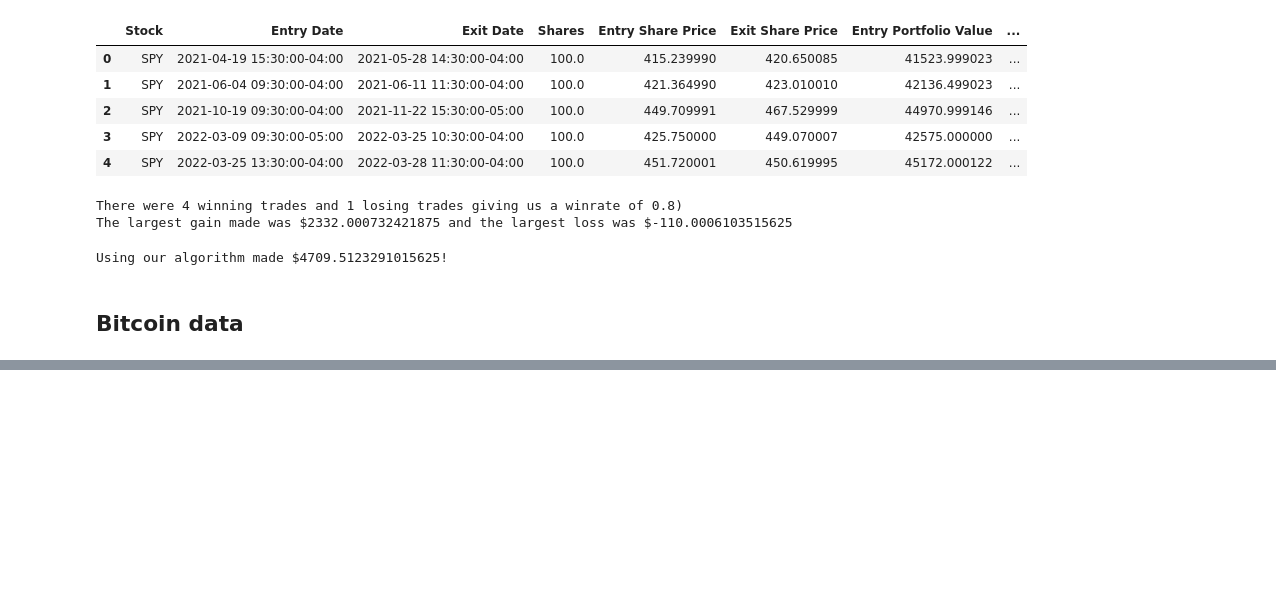
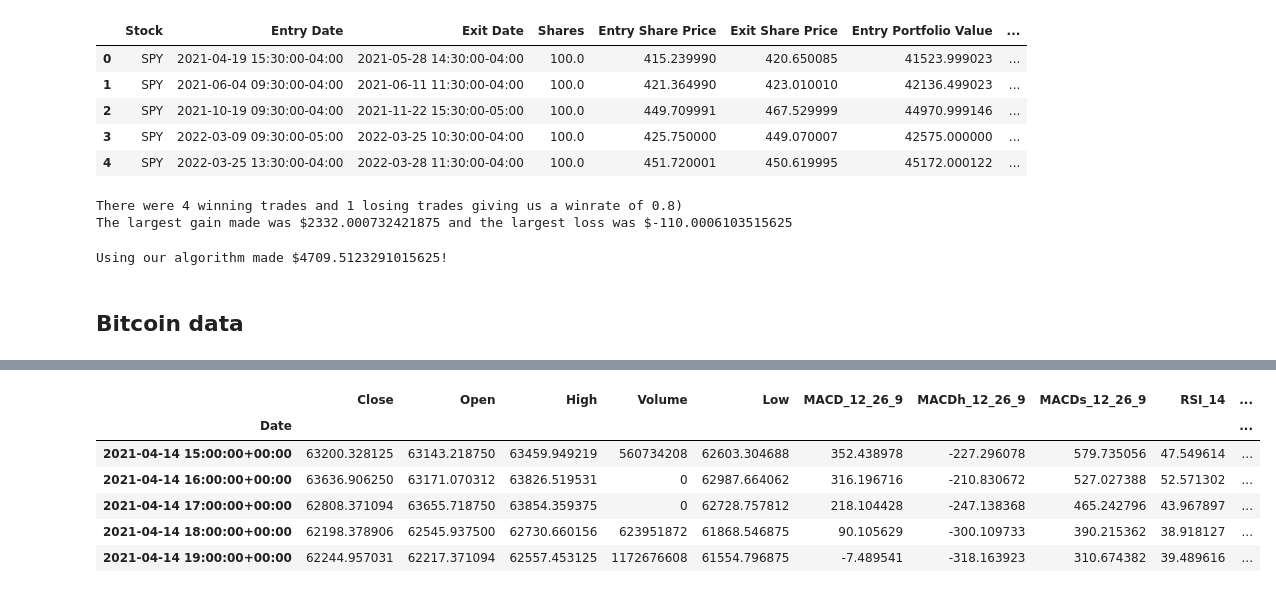
Before and after one commit to Kgross2/Group2_Project2, a Jupyter notebook: algorithms/easy_street_trading_algoritm.ipynb, the cells around one changed output, grey strips where cells are left out. Saved outputs shown, nothing was run; the diff lists cells and outputs as text; code cells hidden in the pictures; blank space fills up the shorter version.

Commit message:
uploading the csv for the macd and custom alternate algos.

```diff
--- a/algorithms/easy_street_trading_algoritm.ipynb
+++ b/algorithms/easy_street_trading_algoritm.ipynb
@@ -1746,2 +1746,71 @@ bitcoin_df.head()
+# %%
+# Initialize the new Signal columns
+bitcoin_df['MACD_Signal'] = 0.0
+bitcoin_df["RSI_Signal"] = 0.0
+bitcoin_df["Stoch_Signal"]= 0.0
+bitcoin_df["custom_signal"] = 0.0
+
+#MACD Logic:
+# When Actual Returns are greater than or equal to 0, generate signal to buy stock long
+bitcoin_df.loc[(bitcoin_df['MACDh_12_26_9'] >= 0), 'MACD_Signal'] = 1
+
+# When Actual Returns are less than 0, generate signal to sell stock short
+bitcoin_df.loc[(bitcoin_df['MACDh_12_26_9'] < 0), 'MACD_Signal'] = -1
+
+bitcoin_df["MACD_Entry/Exit"] = bitcoin_df["MACD_Signal"].diff()
+
+
+
+#RSI Logic:
+# When RSI < 30, buy signal are authorized
+bitcoin_df.loc[(bitcoin_df['RSI_14'] < 30), 'RSI_Signal'] = 1
+
+#When RSI > 70 sell signals are authorized
+bitcoin_df.loc[(bitcoin_df['RSI_14'] > 70), 'RSI_Signal'] = -1
+
+#when  30 < RSI < 70, neutral signal, do not enter new trades. defult value of 0 will suffice.
+
+
+
+
+
+#Stochastic Logic:
+#calculate the difference between the "k" and "d" stochastics
+bitcoin_df["stoch_diff"] = bitcoin_df["STOCHk_14_3_3"] - bitcoin_df["STOCHd_14_3_3"]
+
+#when the "k" crosses below the "d", that is a bearish signal.
+bitcoin_df.loc[bitcoin_df["stoch_diff"] < 0, "Stoch_Signal"] = -1
+
+#when the "k" crosses above the "d", that is a bullish signal.
+bitcoin_df.loc[bitcoin_df["stoch_diff"]  > 0, "Stoch_Signal"] = 1
+
+bitcoin_df["Stoch_Entry/Exit"] = bitcoin_df["Stoch_Signal"].diff()
+
+bitcoin_df.head(50)
+
+#custom logic:
+#combine valid MACD and Stochastic signals to only enter a trade when multiple indicators are in agreement.
+bitcoin_df["custom_signal"]=0
+
+#def custom_indicator (indicator_1. indicator_2)
+for index, row in bitcoin_df.iterrows():
+
+    if (row["Stoch_Entry/Exit"] == 2 and row["MACD_Entry/Exit"] == 2):
+        bitcoin_df.at[index, "custom_signal"] = 2
+    elif (row["Stoch_Entry/Exit"] == -2 and row["MACD_Entry/Exit"] == -2):
+        bitcoin_df.at[index, "custom_signal"] = -2
+    else:
+        bitcoin_df.at[index, "custom_signal"] = 0
+
+
+bitcoin_df.head()
+# %% [output]
+|  | Close | Open | High | Volume | Low | MACD_12_26_9 | MACDh_12_26_9 | MACDs_12_26_9 | RSI_14 | ... |
+| Date |  |  |  |  |  |  |  |  |  | ... |
+| 2021-04-14 15:00:00+00:00 | 63200.328125 | 63143.218750 | 63459.949219 | 560734208 | 62603.304688 | 352.438978 | -227.296078 | 579.735056 | 47.549614 | ... |
+| 2021-04-14 16:00:00+00:00 | 63636.906250 | 63171.070312 | 63826.519531 | 0 | 62987.664062 | 316.196716 | -210.830672 | 527.027388 | 52.571302 | ... |
+| 2021-04-14 17:00:00+00:00 | 62808.371094 | 63655.718750 | 63854.359375 | 0 | 62728.757812 | 218.104428 | -247.138368 | 465.242796 | 43.967897 | ... |
+| 2021-04-14 18:00:00+00:00 | 62198.378906 | 62545.937500 | 62730.660156 | 623951872 | 61868.546875 | 90.105629 | -300.109733 | 390.215362 | 38.918127 | ... |
+| 2021-04-14 19:00:00+00:00 | 62244.957031 | 62217.371094 | 62557.453125 | 1172676608 | 61554.796875 | -7.489541 | -318.163923 | 310.674382 | 39.489616 | ... |
 # %%
 #export the dataframe to a csv file
```
Also changed, not shown: parts of 3 cells of this notebook, 3 other files.
